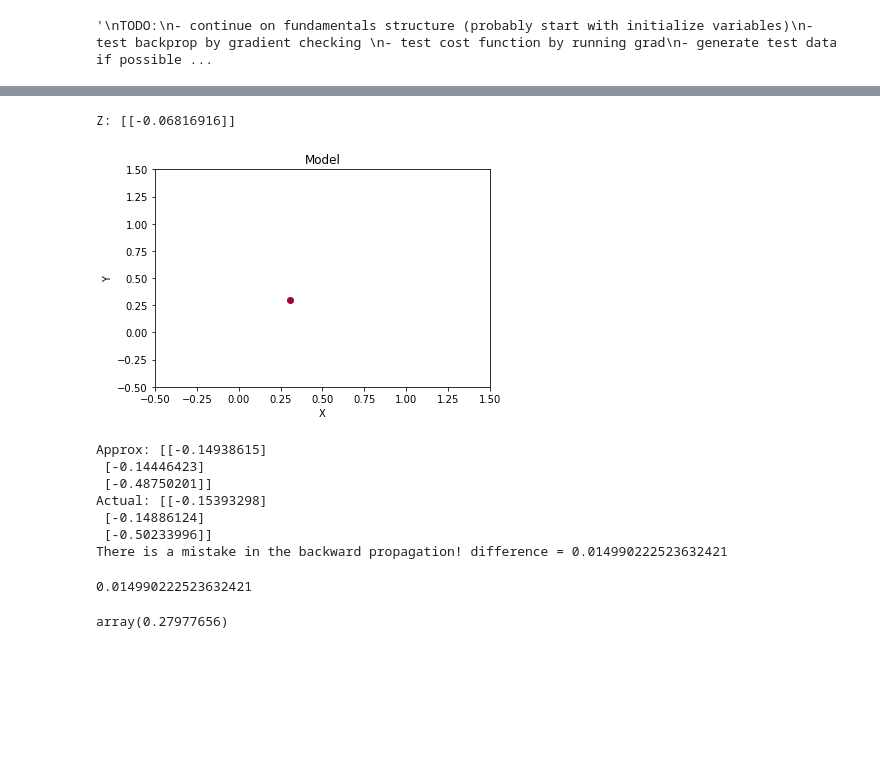
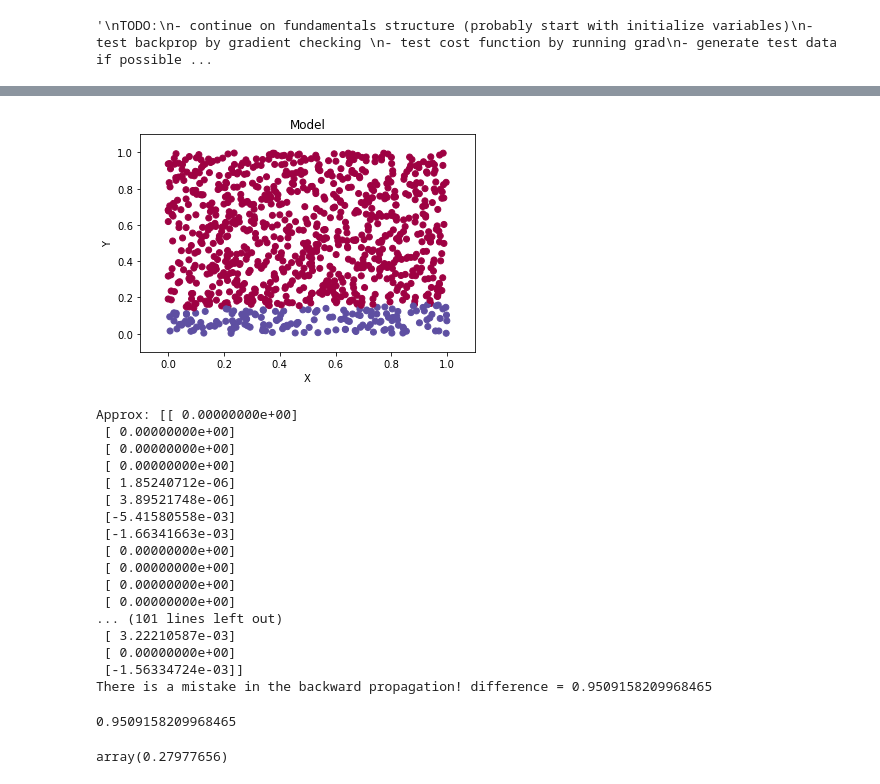
Before and after one commit to comtalyst/NeuralNetworkTest, a Jupyter notebook: HandwrittenNN.ipynb, the cells around one changed output, grey strips where cells are left out. Drawn from its saved outputs; the diff is of its cells as text; code cells hidden in the pictures; blank space fills up the shorter version.

```diff
--- a/HandwrittenNN.ipynb
+++ b/HandwrittenNN.ipynb
@@ -90,7 +90,7 @@ def initialize_parameters(layers):
     W = np.ndarray(shape=[L+1], dtype=object)
     b = np.ndarray(shape=[L+1], dtype=object)
     for l in range(1, L+1):
-        W[l] = np.random.randn(layers[l], layers[l-1])*0.1
+        W[l] = np.random.randn(layers[l], layers[l-1])
         b[l] = np.zeros((layers[l], 1))
 
     return W, b
@@ -270,33 +298,35 @@ Iteration 0: cost = 0.6978380887326218
 # %%
 ### Model analysis
 def predict_dec(X, model):
     # return predictions of X based on provided model
     """
     Original version author: Andrew Ng
     """
     threshold = 0.4
     W, b, activations = model
     L = len(activations)
 
     A, Z = forward_propagation(X, W, b, activations)
     predictions = (A[L] > threshold)
     return predictions
 
 def plot_decision_dots(X, Y, Y_):
     plt.ylabel('Y')
     plt.xlabel('X')
     plt.scatter(X[0, :], X[1, :], c=Y_.astype(int), cmap=plt.cm.Spectral)
     plt.show()
 
 # Plot predictions w/ color (not including boundary)
-plt.title("Model")
-axes = plt.gca()
-axes.set_xlim([-0.5, 1.5])
-axes.set_ylim([-0.5, 1.5])
-plot_decision_dots(X, Y, predict_dec(X, model))
+def plot(X, Y, model):
+    plt.title("Model")
+    axes = plt.gca()
+    axes.set_xlim([-0.1, 1.1])
+    axes.set_ylim([-0.1, 1.1])
+    plot_decision_dots(X, Y, predict_dec(X, model))
+
+plot(IN, OUT, MODEL)
 # %% [output]
-Z: [[-0.06816916]]
-[figure, old version]
+[figure, new version]
 # %%
 ### Gradient Checking (Mostly Andrew Ng's code)
 
@@ -377,16 +407,26 @@ def gradient_check_n(model, grads, X, Y, epsilon = 1e-7):
 
     return difference
 
-gradient_check_n(model, grads, X, Y)
+gradient_check_n(MODEL, GRADS, IN, OUT)
 # %% [output]
-Approx: [[-0.14938615]
- [-0.14446423]
- [-0.48750201]]
-Actual: [[-0.15393298]
- [-0.14886124]
- [-0.50233996]]
-There is a mistake in the backward propagation! difference = 0.014990222523632421
+Approx: [[ 0.00000000e+00]
+ [ 0.00000000e+00]
+ [ 0.00000000e+00]
+ [ 0.00000000e+00]
+ [ 1.85240712e-06]
+ [ 3.89521748e-06]
+ [-5.41580558e-03]
+ [-1.66341663e-03]
+ [ 0.00000000e+00]
+ [ 0.00000000e+00]
+ [ 0.00000000e+00]
+ [ 0.00000000e+00]
+... (101 lines left out)
+ [ 3.22210587e-03]
+ [ 0.00000000e+00]
+ [-1.56334724e-03]]
+There is a mistake in the backward propagation! difference = 0.9509158209968465
-0.014990222523632421
+0.9509158209968465
 # %%
 
 
```
Also changed, not shown: parts of 3 cells of this notebook, 2 other files.
